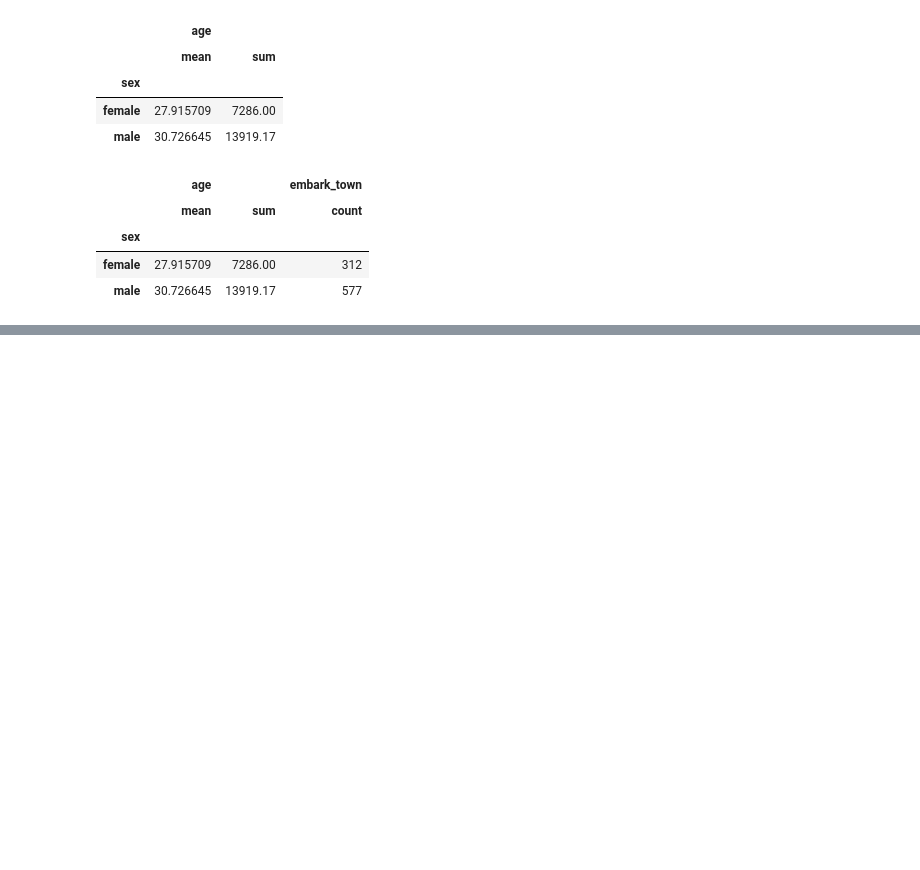
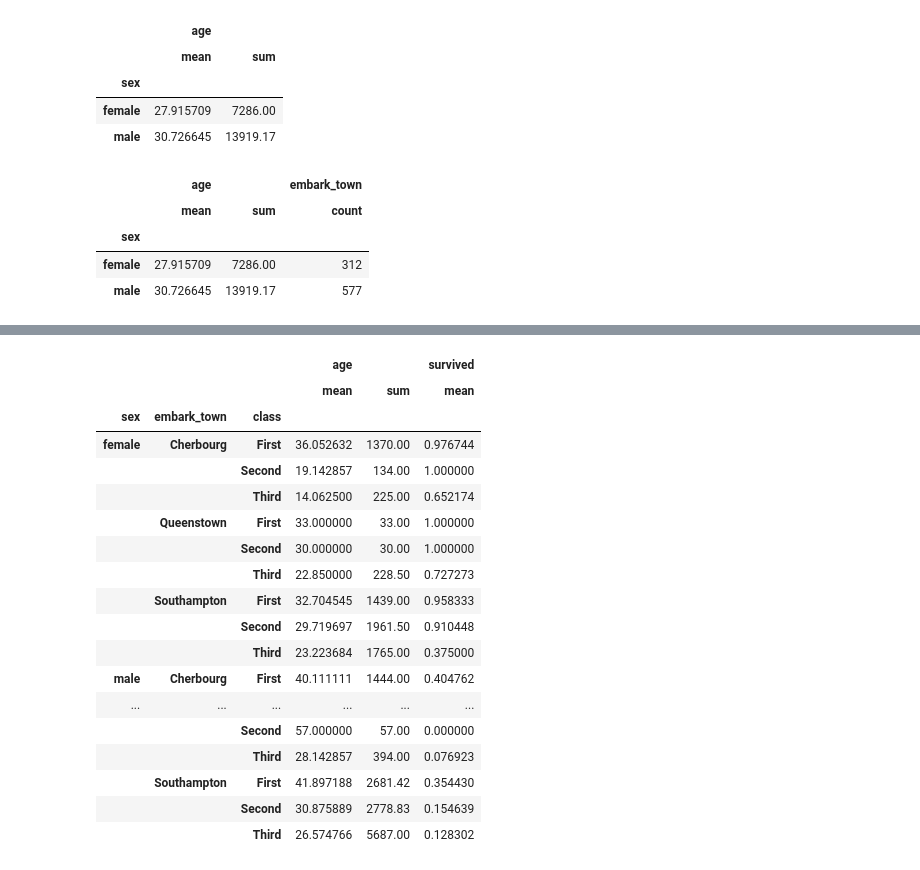
Before and after one commit to omerahat/ml-bootcamp-notes, a Jupyter notebook: Python Programming for Data Science/Pandas.ipynb, the cells around one changed output, grey strips where cells are left out. Drawn from its saved outputs; the diff is of its cells as text; code cells hidden in the pictures; blank space fills up the shorter version.

```diff
--- a/Python Programming for Data Science/Pandas.ipynb
+++ b/Python Programming for Data Science/Pandas.ipynb
@@ -606,0 +558,22 @@ df.groupby("sex").agg({"age" : ["mean","sum"], "embark_town" : "count"})
+# %%
+df.groupby(["sex","embark_town","class"]).agg({"age" : ["mean","sum"], "survived" : "mean"})
+# %% [output]
+|  |  |  | age |  | survived |
+|  |  |  | mean | sum | mean |
+| sex | embark_town | class |  |  |  |
+| female | Cherbourg | First | 36.052632 | 1370.00 | 0.976744 |
+|  |  | Second | 19.142857 | 134.00 | 1.000000 |
+|  |  | Third | 14.062500 | 225.00 | 0.652174 |
+|  | Queenstown | First | 33.000000 | 33.00 | 1.000000 |
+|  |  | Second | 30.000000 | 30.00 | 1.000000 |
+|  |  | Third | 22.850000 | 228.50 | 0.727273 |
+|  | Southampton | First | 32.704545 | 1439.00 | 0.958333 |
+|  |  | Second | 29.719697 | 1961.50 | 0.910448 |
+|  |  | Third | 23.223684 | 1765.00 | 0.375000 |
+| male | Cherbourg | First | 40.111111 | 1444.00 | 0.404762 |
+| ... | ... | ... | ... | ... | ... |
+|  |  | Second | 57.000000 | 57.00 | 0.000000 |
+|  |  | Third | 28.142857 | 394.00 | 0.076923 |
+|  | Southampton | First | 41.897188 | 2681.42 | 0.354430 |
+|  |  | Second | 30.875889 | 2778.83 | 0.154639 |
+|  |  | Third | 26.574766 | 5687.00 | 0.128302 |
```
Also changed, not shown: parts of 45 cells of this notebook, 1 other file.
